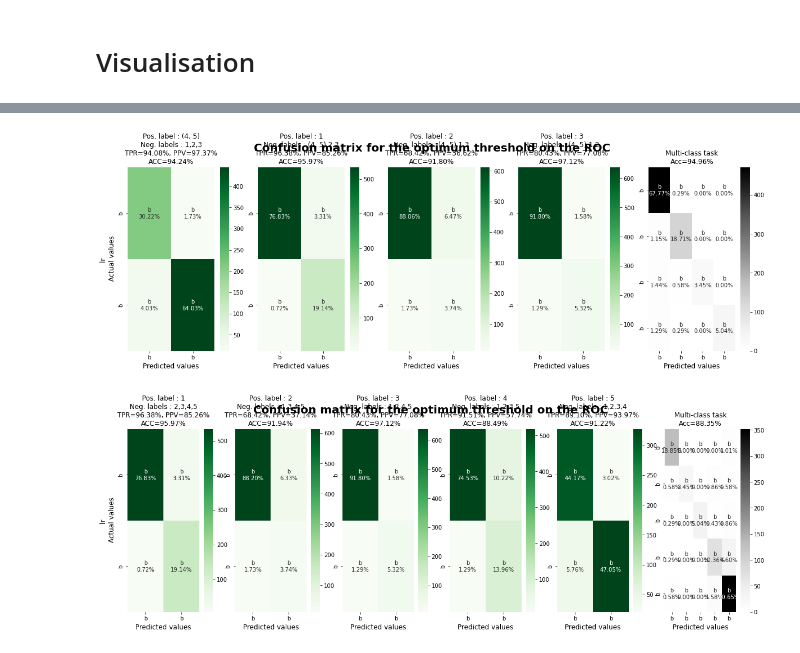
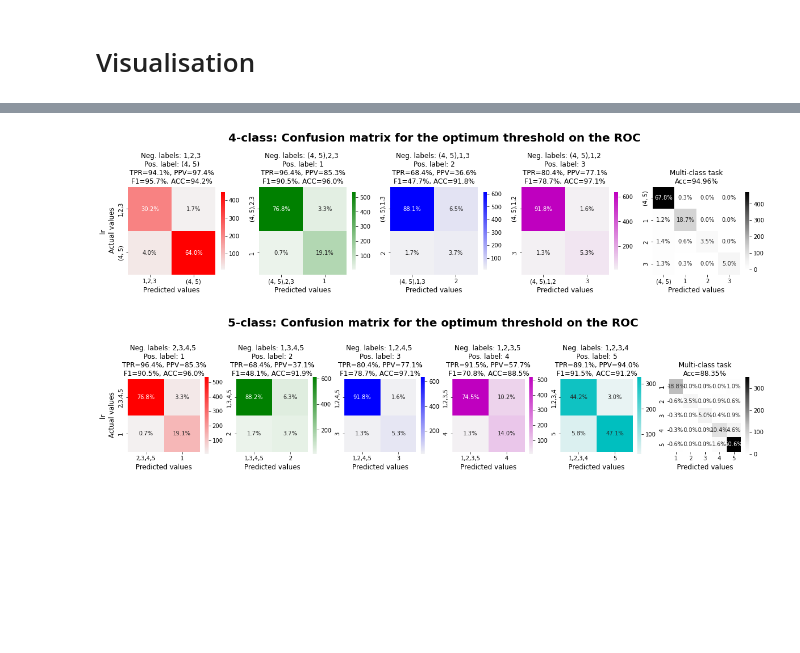
Before and after one commit to fardinafdideh/Text-analytics, a Jupyter notebook: sentiment-analysis-of-products-review-on-amazon.ipynb, the cells around one changed output, grey strips where cells are left out. Cells and saved outputs as stored; diff of their text form; code cells hidden in the pictures; blank space fills up the shorter version.

Commit message:
Kaggle Notebook | Sentiment Analysis of Products Review on Amazon | Version 12

```diff
--- a/sentiment-analysis-of-products-review-on-amazon.ipynb
+++ b/sentiment-analysis-of-products-review-on-amazon.ipynb
@@ -1301,18 +1315,16 @@ def split_feature_clf_confusion(X, y, test_size, clf, thr):
 # %%
 # def confusionTot_plotter(model_name, clf):
-def confusionTot_plotter(fpr_model, optDataCleanedMerged, reviewColName, ratingColName, ratingOrigColName, clfName, clf):
-    YOrig = optDataCleanedMerged[ratingOrigColName].values
-    Xtxt = optDataCleanedMerged[reviewColName].values
-    Ytxt = optDataCleanedMerged[ratingColName].values
-    origNew = origNewLabel_finder(YOrig, Ytxt)
-    classLabelTot = list(np.unique(Ytxt))
-    X_binary, Y_binary = output_binariser(Xtxt, Ytxt, classLabelTot)
+def confusionTot_plotter(fpr_model, optDataCleanedMerged, reviewColName, ratingColName, ratingOrigColName, clfName, clf, colors_classes_CF):
+    yOrig, X, y = optDataCleanedMerged[ratingOrigColName].values, optDataCleanedMerged[reviewColName].values, optDataCleanedMerged[ratingColName].values
+    origNew = origNewLabel_finder(yOrig, y)
+    classLabelTot = list(np.unique(y))
+    X_binary, Y_binary = output_binariser(X, y, classLabelTot)
     n_classes = len(classLabelTot)
 
     clf = OneVsRestClassifier(clf)
     # fig, ax = plt.subplots(n_models, n_classes+1, figsize=(20,6*(n_models))) # , sharey=True, sharex=True
-    fig, ax = plt.subplots(1, n_classes+1, figsize=(20,6)) # , sharey=True, sharex=True
-    fig.suptitle('Confusion matrix for the optimum threshold on the ROC', fontsize=20, fontweight='bold')
+    fig, ax = plt.subplots(1, n_classes+1, figsize=(20,5)) # , sharey=True, sharex=True
+    fig.suptitle('{}-class: Confusion matrix for the optimum threshold on the ROC'.format(n_classes), fontsize=20, fontweight='bold')
     # X_trainOrig, X_testOrig, y_train, y_test = train_test_split(XSmote, YSmote, test_size = test_size, random_state=random_state)
 #     X_trainOrig, X_testOrig, y_train, y_test = train_test_split(Xtxt, Ytxt, test_size = test_size, random_state=random_state)
 #     vector = TfidfVectorizer(sublinear_tf=True)
@@ -1347,7 +1359,7 @@ def confusionTot_plotter(fpr_model, optDataCleanedMerged, reviewColName, ratingC
             ylabel = "{} \n Actual values".format(clfName)
         else:
            ylabel = None
-        confusionMatrix_plotter(ax[i], cfMatrix, classLabel, classLabelTot, origNew, ylabel)
+        confusionMatrix_plotter(ax[i], cfMatrix, classLabel, classLabelTot, origNew, colors_classes_CF[i], ylabel)
 #         if k == n_models - 1:
 #             ax[i].set_xlabel("Predicted values", fontdict = {'size':12}) #, labelpad = 10
 #         ax[i].set_xlabel("Predicted values", fontdict = {'size':12}) #, labelpad = 10
@@ -1362,37 +1374,37 @@ def confusionTot_plotter(fpr_model, optDataCleanedMerged, reviewColName, ratingC
 #             ax[i].set_title ("TPR={0:.2%}, PPV={1:.2%} \n ACC={2:.2%}".format(tpr, ppv, acc),
 #                                 fontdict = {'size':12}) # , pad = 20
 #         theRest = classLabel.copy()
 #         theRest.pop(i)
 #         ax[i].set_title ("Pos. label : {0:d}\nNeg. labels : {1:d}, {2:d}\nTPR={3:.2%}, PPV={4:.2%} \n ACC={5:.2%}".format(classLabel[i], theRest[0], theRest[1],tpr, ppv, acc),
 #                                 fontdict = {'size':12}) # , pad = 20
 
 
 # #     for k, (model_name, classifier) in enumerate(models.items()):
 #     threshold = fpr_models[aucIdx]["macroBestThrVal"]
 # #     cf_dim = len(np.unique(y_train))
 
 #     tpr, ppv, acc = model_fit_total(ax[n_classes], X_trainOrig, X_testOrig, y_train, y_test, classifier, [], cf_dim)
 
 # #         if k == n_models - 1:
 # #             ax[n_classes].set_xlabel("Predicted values", fontdict = {'size':12}) #, labelpad = 10
 #     ax[n_classes].set_xlabel("Predicted values", fontdict = {'size':12}) #, labelpad = 10
 # #         if k == 0:
 # #             ax[n_classes].set_title ("Multi-class task\nAcc={0:.2%}".format(acc), fontdict = {'size':12}) # , pad = 20
 # #         else:
 # #             ax[n_classes].set_title ("Acc={0:.2%}".format(acc), fontdict = {'size':12})
 #     ax[n_classes].set_title ("Multi-class task\nAcc={0:.2%}".format(acc), fontdict = {'size':12}) # , pad = 20
 
-    thr = fpr_model[aucIdx]["macroBestThrVal"]
-    cfMatrix = split_feature_clf_confusion(Xtxt, Ytxt, test_size, clf, thr)
-    confusionMatrix_plotter(ax[n_classes], cfMatrix, None, None, None, None)
+#     thr = fpr_model[aucIdx]["macroBestThrVal"]
+    cfMatrix = split_feature_clf_confusion(X, y, test_size, clf, None)
+    confusionMatrix_plotter(ax[n_classes], cfMatrix, None, classLabelTot, origNew, 'Greys', None)
 
-    plt.savefig("../working/{}-confusion.png".format(n_classes))
+    plt.savefig("../working/{}-classConfusion.png".format(n_classes))
 
 # for clfName, clf in zip(optClfName, optClf):
 #     confusionTot_plotter(clfName, clf)
 
 for fpr_model, dataCleanedMergedTmp, classTmp, clfName, clf in zip(fpr_models, optDataCleanedMerged, optClass, optClfName, optClf):
-    confusionTot_plotter(fpr_model, dataCleanedMergedTmp, reviewColName, ratingColName, ratingOrigColName, clfName, clf)
+    confusionTot_plotter(fpr_model, dataCleanedMergedTmp, reviewColName, ratingColName, ratingOrigColName, clfName, clf, colors_classes_CF)
 # %% [output]
-[figure, old version]
+[figure, new version]
-[figure, old version]
+[figure, new version]
```
Also changed, not shown: parts of 3 cells of this notebook.
